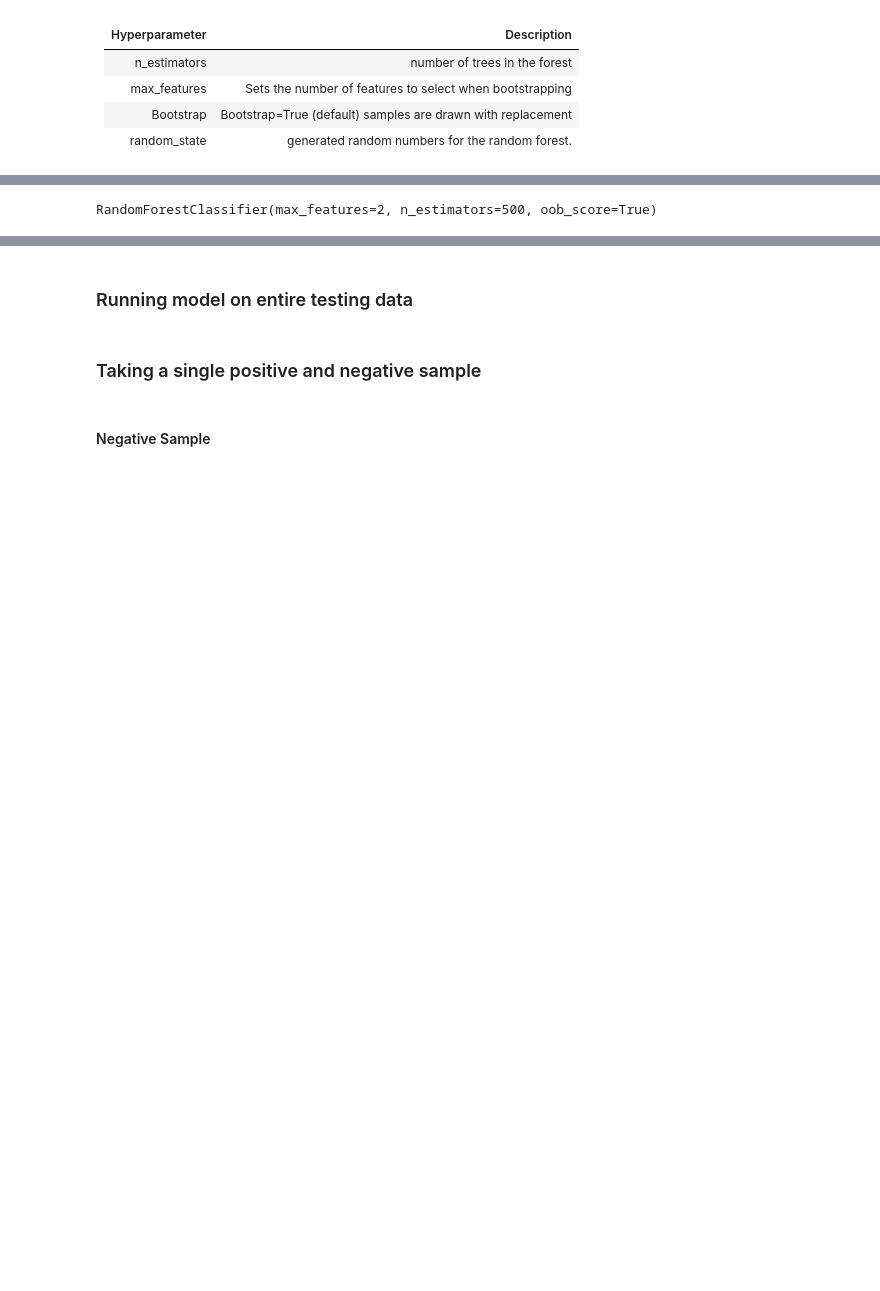
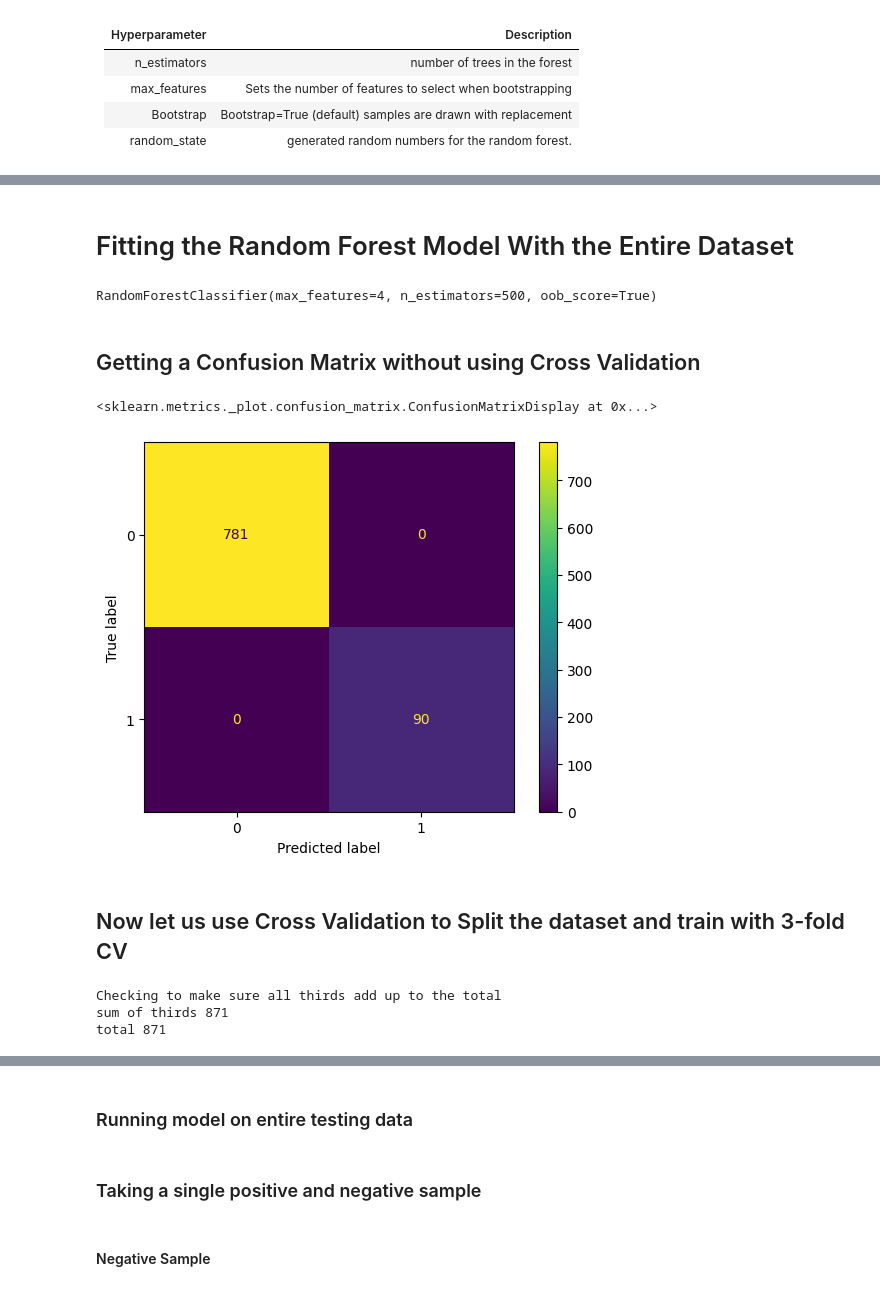
Before and after one commit to AlexHappyCode/AI-Ethics-Genetic-Data, a Jupyter notebook: HW3 - Random Forest Model.ipynb, the cells around one changed output, grey strips where cells are left out. Drawn from its saved outputs; the diff is of its cells as text; code cells hidden in the pictures; blank space fills up the shorter version.

Commit message:
doing cross validation manually

```diff
--- a/HW3 - Random Forest Model.ipynb
+++ b/HW3 - Random Forest Model.ipynb
@@ -137,18 +110,24 @@ The hyperparameters in the random forest model are either used to increase the p
+# %%
+from sklearn.utils import shuffle
+df = shuffle(df)
+
+x = df.drop('Label', axis=1)
+y = df['Label']
 # %%
 grid_ranges = {
     'n_estimators': [500, 1000],
     'max_features': np.arange(1, 5, 1),
     'bootstrap': [True],
-    #'random_state': [1, 2, 30, 42],
+    #'random_state': [1]
 }
 gscv = GridSearchCV(
-    estimator=model,
+    estimator=RandomForestClassifier(),
     param_grid=grid_ranges,
     cv=3,
     n_jobs=-1,
     verbose=1,
 )
-gscv_fit = gscv.fit(x_train, y_train)
+gscv_fit = gscv.fit(x, y)
 best_parameters = gscv_fit.best_params_
 print(best_parameters)
 # %% [output]
@@ -163,6 +142,23 @@ model = RandomForestClassifier(
     bootstrap=best_parameters['bootstrap'],
     oob_score=True
 )
-model.fit(x_train, y_train)
-# %% [output]
-RandomForestClassifier(max_features=2, n_estimators=500, oob_score=True)
+# %% [markdown]
+# Fitting the Random Forest Model With the Entire Dataset
+# %%
+model.fit(x, y)
+# %% [output]
+RandomForestClassifier(max_features=4, n_estimators=500, oob_score=True)
+# %%
+predictions = model.predict(x)
+# %% [markdown]
+## Getting a Confusion Matrix without using Cross Validation
+# %%
+''' Well obviously it will predict perfectly since it was trained on it'''
+cm = confusion_matrix(y, predictions, labels=model.classes_)
+disp = ConfusionMatrixDisplay(confusion_matrix=cm, display_labels=model.classes_)
+disp.plot()
+# %% [output]
+<sklearn.metrics._plot.confusion_matrix.ConfusionMatrixDisplay at 0x...>
+[figure, added]
+# %% [markdown]
+## Now let us use Cross Validation to Split the dataset and train with 3-fold CV
@@ -168,0 +167,13 @@ RandomForestClassifier(max_features=2, n_estimators=500, oob_score=True)
+# %%
+''' First split the data 3 ways '''
+
+first_third = df.iloc[:df.shape[0]//3]
+second_third = df.iloc[df.shape[0]//3 : 2*df.shape[0]//3]
+third_third = df.iloc[df.shape[0]//3*2 : ]
+print('Checking to make sure all thirds add up to the total')
+print('sum of thirds', first_third.shape[0] + second_third.shape[0] + third_third.shape[0])
+print('total', df.shape[0])
+# %% [output]
+Checking to make sure all thirds add up to the total
+sum of thirds 871
+total 871
```
Also changed, not shown: parts of 68 cells of this notebook, 3 other files.
